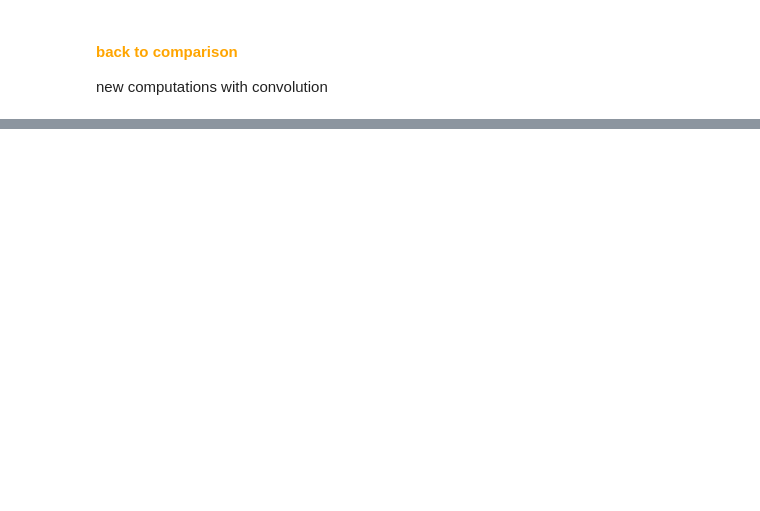
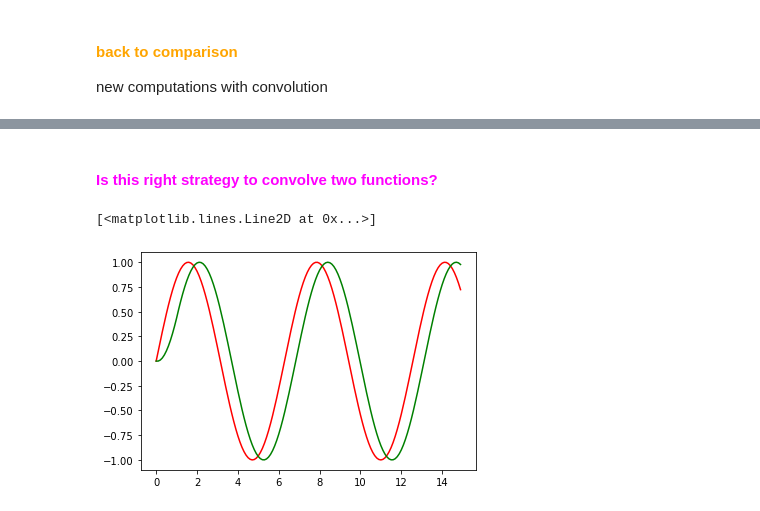
Before and after one commit to sarthchoudhary/AMELY, a Jupyter notebook: reflectance_comparison.ipynb, the cells around one changed output, grey strips where cells are left out. Saved outputs shown, nothing was run; the diff lists cells and outputs as text; code cells hidden in the pictures; blank space fills up the shorter version.

```diff
--- a/reflectance_comparison.ipynb
+++ b/reflectance_comparison.ipynb
@@ -270,0 +340,25 @@ ax4.legend()
+# %%
+def step_function(step_size, x_distribution):
+    initial_step = x_distribution.mean()
+    next_step = initial_step + step_size
+    y_value = []
+    for x_value in x_distribution:
+        if (x_value > initial_step) & (x_value < next_step)  :
+            y_value.append(1)
+        else :
+            y_value.append(0)
+    return np.array(y_value)
+# %% [markdown]
+<h4 style = 'color: magenta'> Is this right strategy to convolve two functions? </h4>
+# %%
+%matplotlib inline
+plt.figure()
+my_X = np.arange(0, 15,0.1)
+my_Y = np.sin(my_X)
+slit_func = step_function( 1, my_X)
+plt.plot( my_X, my_Y, '-r')
+plt.plot( my_X, np.convolve( my_Y, slit_func, 'same')/max(np.convolve( my_Y, slit_func, 'same') ) , '-g')
+# plt.plot( my_X, np.convolve( my_Y, slit_func, 'same') , '-b')
+# %% [output]
+[<matplotlib.lines.Line2D at 0x...>]
+[figure, added]
```
Also changed, not shown: parts of 15 cells of this notebook, 2 other files.
